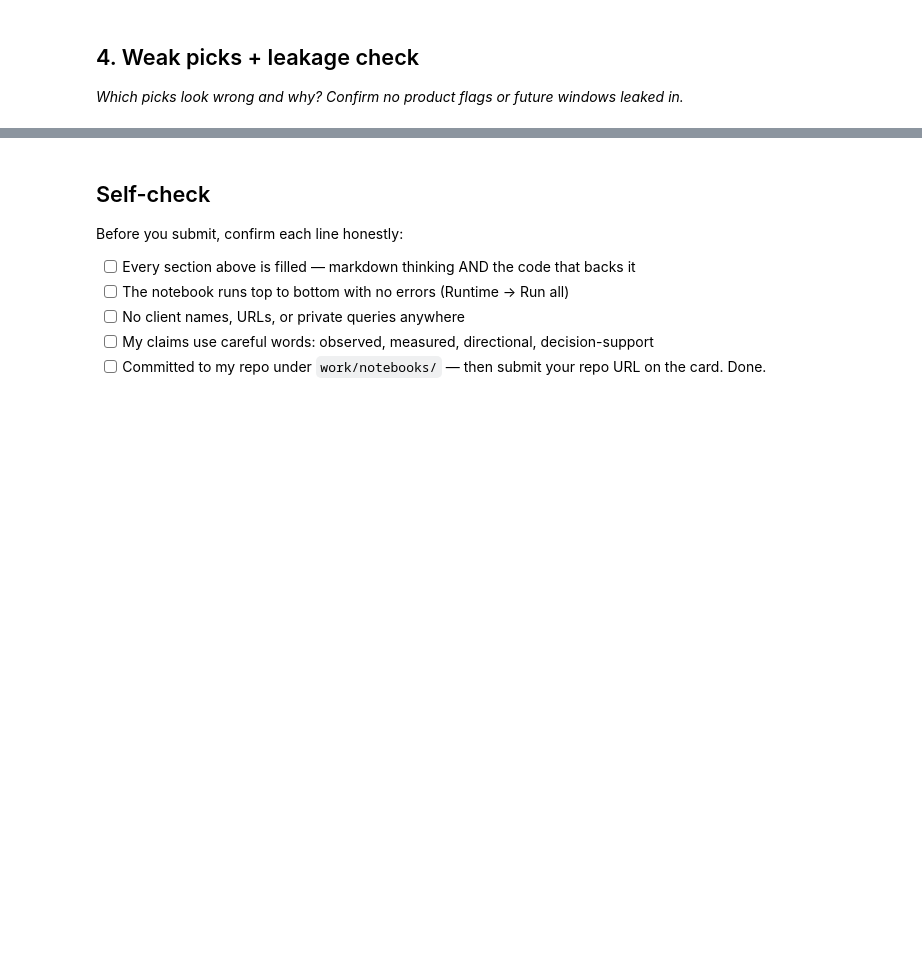
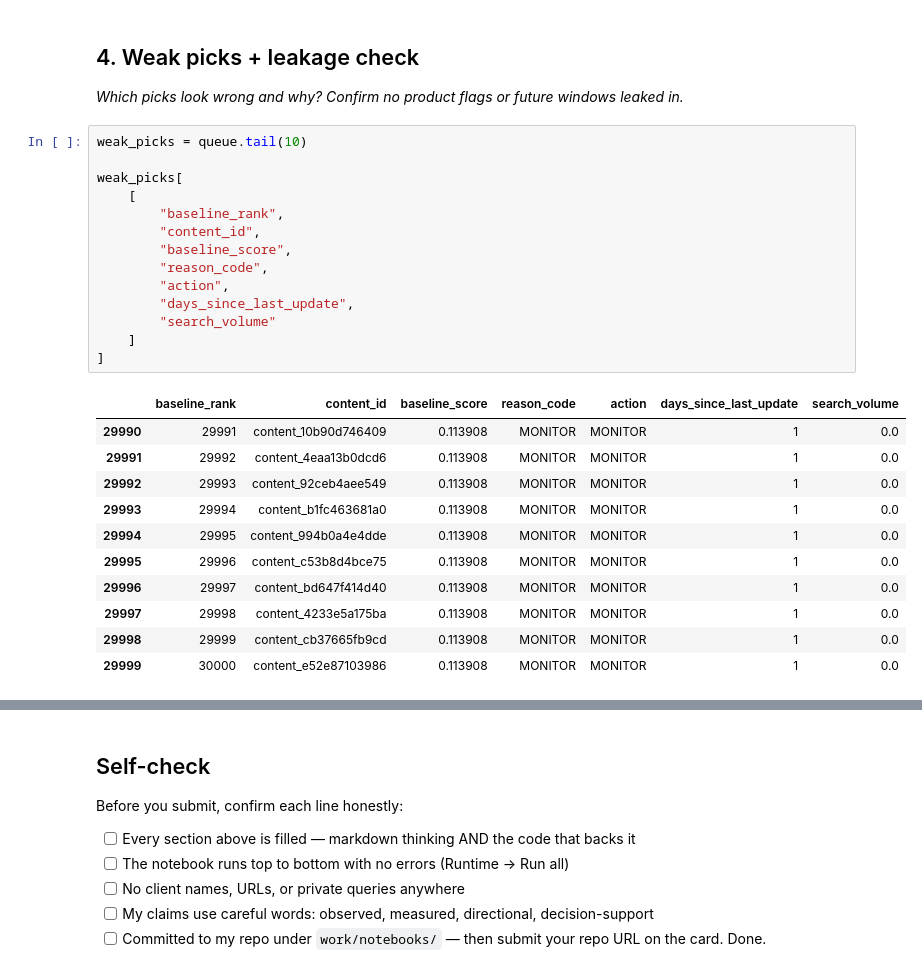
Before and after one commit to Kashaf537/flyrank-ml-internship, a Jupyter notebook: work/notebooks/w04_baseline_score.ipynb, the cells around one changed output, grey strips where cells are left out. Drawn from its saved outputs; the diff is of its cells as text; blank space fills up the shorter version.

```diff
--- a/work/notebooks/w04_baseline_score.ipynb
+++ b/work/notebooks/w04_baseline_score.ipynb
@@ -22,3 +432,29 @@ This skeleton is yours to fill. Work the sections **in order** — each one has
 ## 4. Weak picks + leakage check
 
 *Which picks look wrong and why? Confirm no product flags or future windows leaked in.*
+# %%
+weak_picks = queue.tail(10)
+
+weak_picks[
+    [
+        "baseline_rank",
+        "content_id",
+        "baseline_score",
+        "reason_code",
+        "action",
+        "days_since_last_update",
+        "search_volume"
+    ]
+]
+# %% [output]
+|  | baseline_rank | content_id | baseline_score | reason_code | action | days_since_last_update | search_volume |
+| 29990 | 29991 | content_10b90d746409 | 0.113908 | MONITOR | MONITOR | 1 | 0.0 |
+| 29991 | 29992 | content_4eaa13b0dcd6 | 0.113908 | MONITOR | MONITOR | 1 | 0.0 |
+| 29992 | 29993 | content_92ceb4aee549 | 0.113908 | MONITOR | MONITOR | 1 | 0.0 |
+| 29993 | 29994 | content_b1fc463681a0 | 0.113908 | MONITOR | MONITOR | 1 | 0.0 |
+| 29994 | 29995 | content_994b0a4e4dde | 0.113908 | MONITOR | MONITOR | 1 | 0.0 |
+| 29995 | 29996 | content_c53b8d4bce75 | 0.113908 | MONITOR | MONITOR | 1 | 0.0 |
+| 29996 | 29997 | content_bd647f414d40 | 0.113908 | MONITOR | MONITOR | 1 | 0.0 |
+| 29997 | 29998 | content_4233e5a175ba | 0.113908 | MONITOR | MONITOR | 1 | 0.0 |
+| 29998 | 29999 | content_cb37665fb9cd | 0.113908 | MONITOR | MONITOR | 1 | 0.0 |
+| 29999 | 30000 | content_e52e87103986 | 0.113908 | MONITOR | MONITOR | 1 | 0.0 |
```
Also changed, not shown: parts of 40 cells of this notebook.
